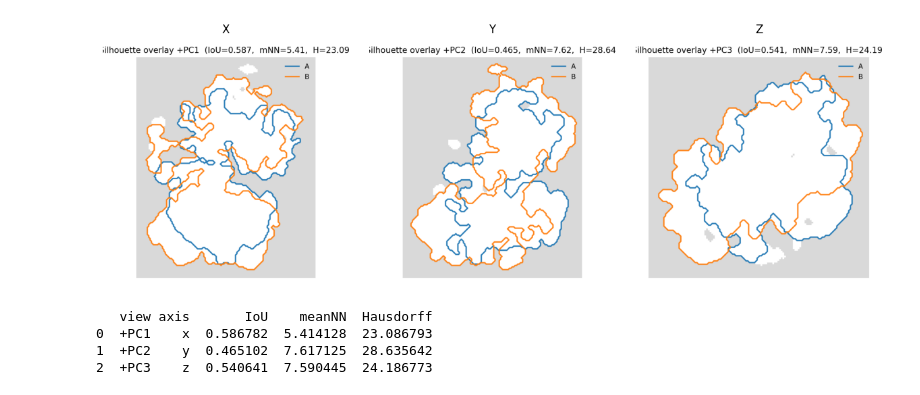
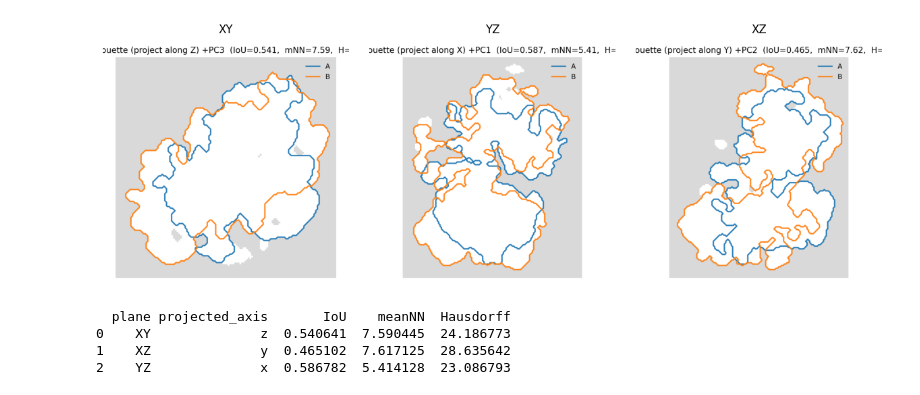
Before and after one commit to nafiul-nipu/GenomeVisProject, a Jupyter notebook: data_processing_python/14.4_VA_silhoutte_analysis_v2.ipynb, the cells around one changed output. Drawn from its saved outputs; the diff is of its cells as text; code cells hidden in the pictures.

```diff
--- a/data_processing_python/14.4_VA_silhoutte_analysis_v2.ipynb
+++ b/data_processing_python/14.4_VA_silhoutte_analysis_v2.ipynb
@@ -242,18 +338,23 @@ if __name__ == "__main__":
 Saved overlays to data/green_monkey/va_testing/out_chr1_12h_vacv_vs_untr/overlay_[x|y|z].png and metrics.csv
-# %%
-import os, pandas as pd, matplotlib.pyplot as plt, matplotlib.image as mpimg
-
-OUT = "data/green_monkey/va_testing/out_chr1_12h_vacv_vs_untr"  # your out_dir
-fig, axs = plt.subplots(1,3, figsize=(12,4))
-for ax, axis in zip(axs, ["x","y","z"]):
-    img = mpimg.imread(os.path.join(OUT, f"overlay_{axis}.png"))
-    ax.imshow(img); ax.set_axis_off(); ax.set_title(axis.upper())
-plt.tight_layout(); plt.show()
-
-print(pd.read_csv(os.path.join(OUT, "metrics.csv")))
-# %% [output]
-[figure, removed]
-   view axis       IoU    meanNN  Hausdorff
-0  +PC1    x  0.586782  5.414128  23.086793
-1  +PC2    y  0.465102  7.617125  28.635642
-2  +PC3    z  0.540641  7.590445  24.186773
+# %%
+import os, pandas as pd, matplotlib.pyplot as plt, matplotlib.image as mpimg
+
+OUT = "data/green_monkey/va_testing/out_chr1_12h_vacv_vs_untr"
+planes = ["XY", "YZ", "XZ"]
+
+fig, axs = plt.subplots(1, 3, figsize=(12, 4))
+for ax, p in zip(axs, planes):
+    img = mpimg.imread(os.path.join(OUT, f"overlay_{p}.png"))
+    ax.imshow(img)
+    ax.set_axis_off()
+    ax.set_title(p)
+plt.tight_layout()
+plt.show()
+
+print(pd.read_csv(os.path.join(OUT, "metrics.csv")))
+# %% [output]
+[figure, added]
+  plane projected_axis       IoU    meanNN  Hausdorff
+0    XY              z  0.540641  7.590445  24.186773
+1    XZ              y  0.465102  7.617125  28.635642
+2    YZ              x  0.586782  5.414128  23.086793
```
Also changed, not shown: parts of 2 cells of this notebook, 10 other files.
